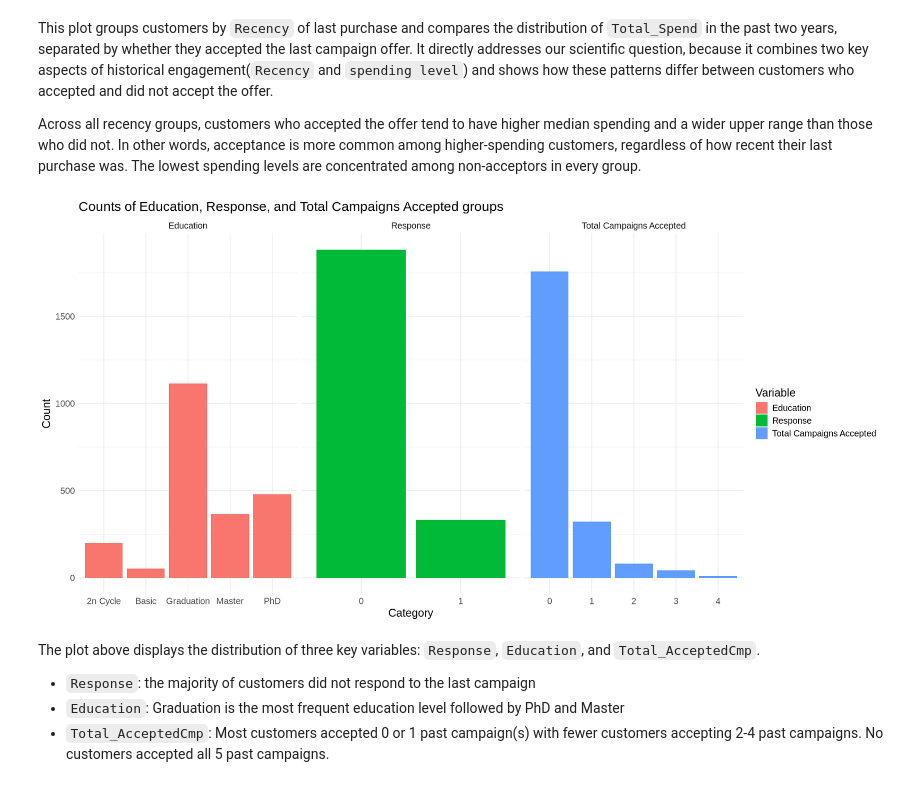
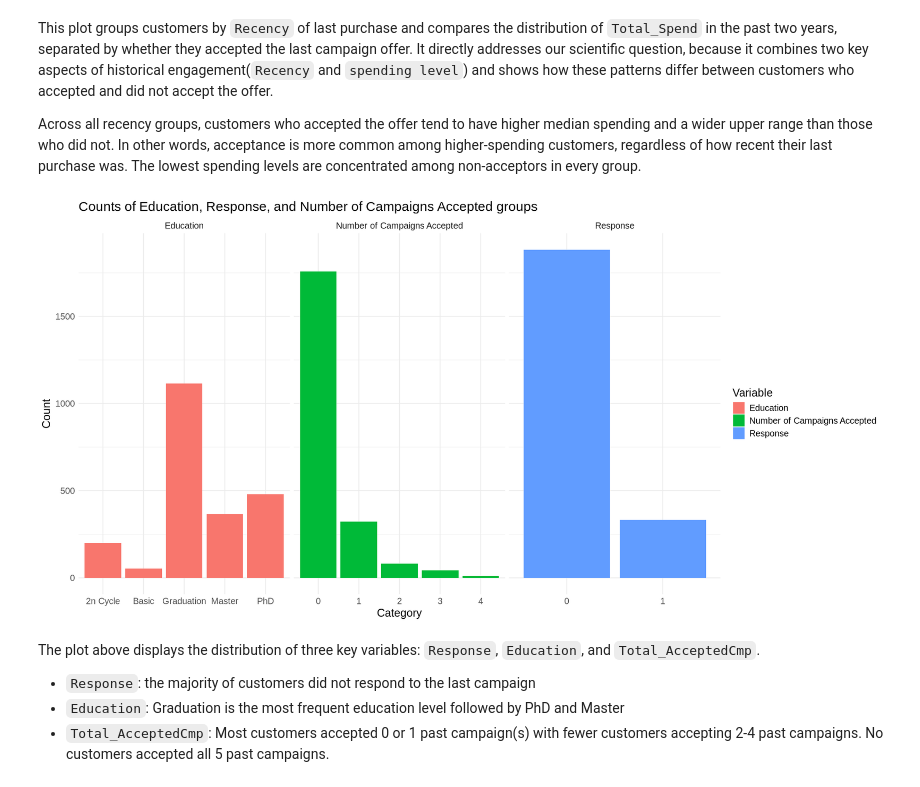
Before and after one commit to nelsonli2323/STAT-301-Project, a Jupyter notebook: Final_Report.ipynb, the cells around one changed output. Drawn from its saved outputs; the diff is of its cells as text; code cells hidden in the pictures.

```diff
--- a/Final_Report.ipynb
+++ b/Final_Report.ipynb
@@ -246,31 +269,31 @@ Across all recency groups, customers who accepted the offer tend to have higher
 # %%
 options(repr.plot.width = 16, repr.plot.height = 8)
 
 # Helper function to create standardized summary tables
 create_summary_table <- function(var_name, variable_label) {
   customer_data_clean %>%
     group_by({{ var_name }}) %>%
     summarize(Count = n()) %>%
     rename(Category = {{ var_name }}) %>%
     mutate(Variable = variable_label, Category = as.factor(Category))
 }
 
 # Create plotting data
 response_table <- create_summary_table(Response, "Response")
 education_table <- create_summary_table(Education, "Education")
-accepted_table <- create_summary_table(Total_AcceptedCmp, "Total Campaigns Accepted")
+accepted_table <- create_summary_table(Total_AcceptedCmp, "Number of Campaigns Accepted")
 
 plot_data_long <- bind_rows(response_table, education_table, accepted_table)
 
 plot_data_long %>%
     ggplot(aes(x = Category, y = Count, fill = Variable)) +
     geom_bar(stat = "identity") +
     facet_wrap(~Variable, scales = "free_x") +
-    labs(title = "Counts of Education, Response, and Total Campaigns Accepted groups") +
+    labs(title = "Counts of Education, Response, and Number of Campaigns Accepted groups") +
     theme_minimal() +
     theme(text = element_text(size = 15))
 # %% [output]
-[figure, old version]
+[figure, new version]
 # %% [markdown]
 The plot above displays the distribution of three key variables: `Response`, `Education`, and `Total_AcceptedCmp`.
 
```
Also changed, not shown: parts of 13 cells of this notebook.
